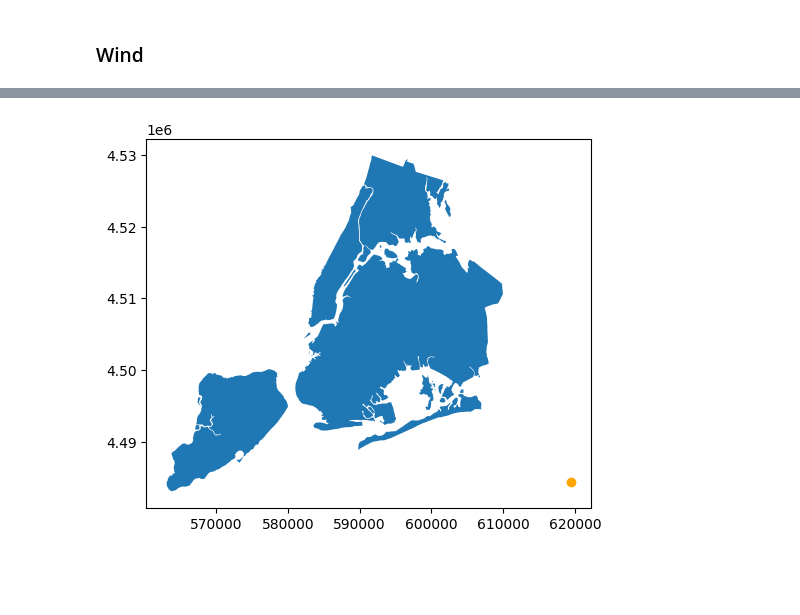
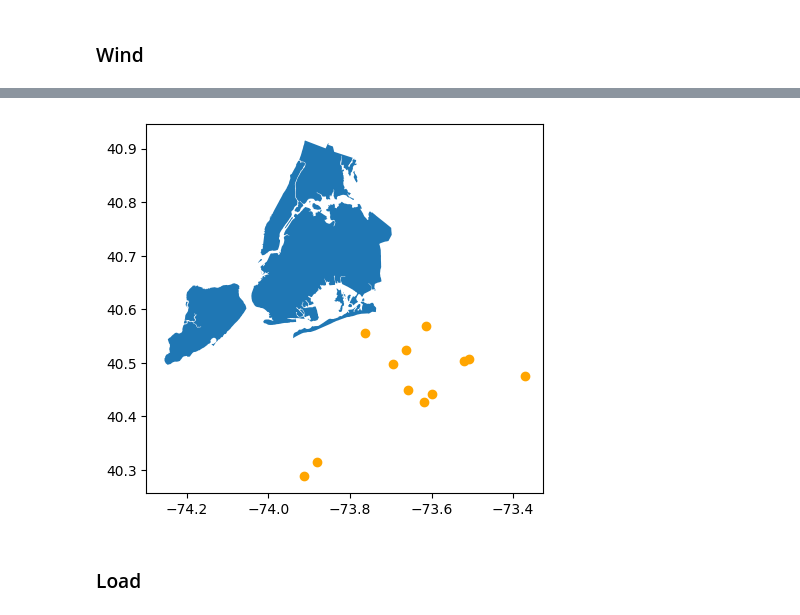
Before and after one commit to reyli4/acorn-julia, a Jupyter notebook: scripts/04_construct_run.ipynb, the cells around one changed output, grey strips where cells are left out. Cells and saved outputs as stored; diff of their text form; code cells hidden in the pictures; blank space fills up the shorter version.

```diff
--- a/scripts/04_construct_run.ipynb
+++ b/scripts/04_construct_run.ipynb
@@ -217,9 +312,0 @@ df_genX[df_genX['Resource'] == 'offshore_wind']
-# %%
-fig, ax = plt.subplots()
-
-nyiso_gdf.query('zone == "J"').to_crs("EPSG:32618").plot(ax=ax)
-generate_offshore_wind_sites('J', nyiso_gdf, 1).plot(ax=ax, color='orange')
-
-plt.show()
-# %% [output]
-[figure, removed]
@@ -268,3 +337,43 @@ df_wind = wu.calculate_wind_timeseries_from_genX(
     stab_coef_file = stab_coef_file,
     iec_curve = 'iec1',
 )
+# %%
+########################
+# Existing offshore wind
+########################
+### Generate sites
+# Read NYISO shapefile
+nyiso_gdf = gpd.read_file(f'{project_path}/data/nyiso/gis/NYISO_Load_Zone_Dissolved.shp')
+
+# Generate offshore locations
+df_genX_offshore_existing = pu.map_genX_zones_to_nyiso(df_genX[df_genX['Resource'] == 'offshore_wind'].copy(),
+                                                      genX_zone_col='Zone')
+
+df_genX_offshore_existing = wu.generate_offshore_wind_sites(df_genX_offshore_existing)
+
+# Check
+fig, ax = plt.subplots()
+nyiso_gdf[nyiso_gdf['zone'].isin(df_genX_offshore_existing['genX_zone'].unique())].plot(ax=ax)
+df_genX_offshore_existing.plot(ax=ax, color='orange')
+plt.show()
+
+# Generate timeseries
+# TGW climate data
+climate_scenario = "historical_1980_2019"
+
+# climate_paths = np.sort(glob(f"{pu.tgw_path}/{climate_scenario}/hourly/tgw_wrf_historical_hourly_*.nc"))
+climate_paths = np.sort([glob(f"{pu.tgw_path}/{climate_scenario}/hourly/tgw_wrf_historical_hourly_{year}*.nc")
+                          for year in range(1980, 1981)]).flatten()
+
+# Stability coefficients
+stab_coef_file = f"{pu.project_path}/data/wind/models/tgw_wind_stability_coefficients_2007-2007_every100.csv"
+
+# Calculate the timeseries
+df_offshore_wind = wu.calculate_wind_timeseries_from_genX(
+    df_genX = df_genX_offshore_existing,
+    climate_paths = climate_paths,
+    stab_coef_file = stab_coef_file,
+    iec_curve = 'offshore',
+)
+# %% [output]
+[figure, added]
@@ -270,0 +389,2 @@ df_wind = wu.calculate_wind_timeseries_from_genX(
+# %% [markdown]
+### Load
```
Also changed, not shown: parts of 41 cells of this notebook, 12 other files.
